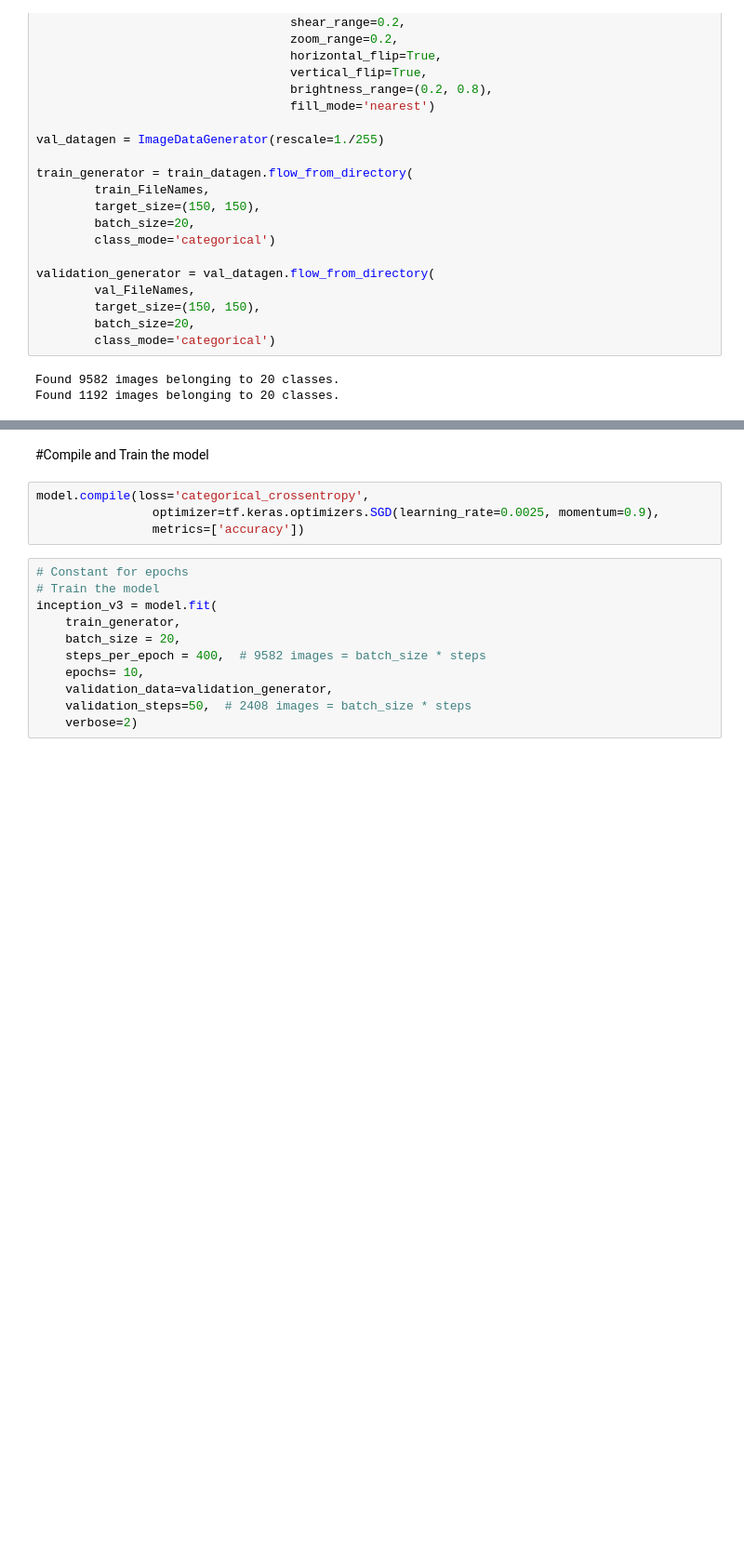
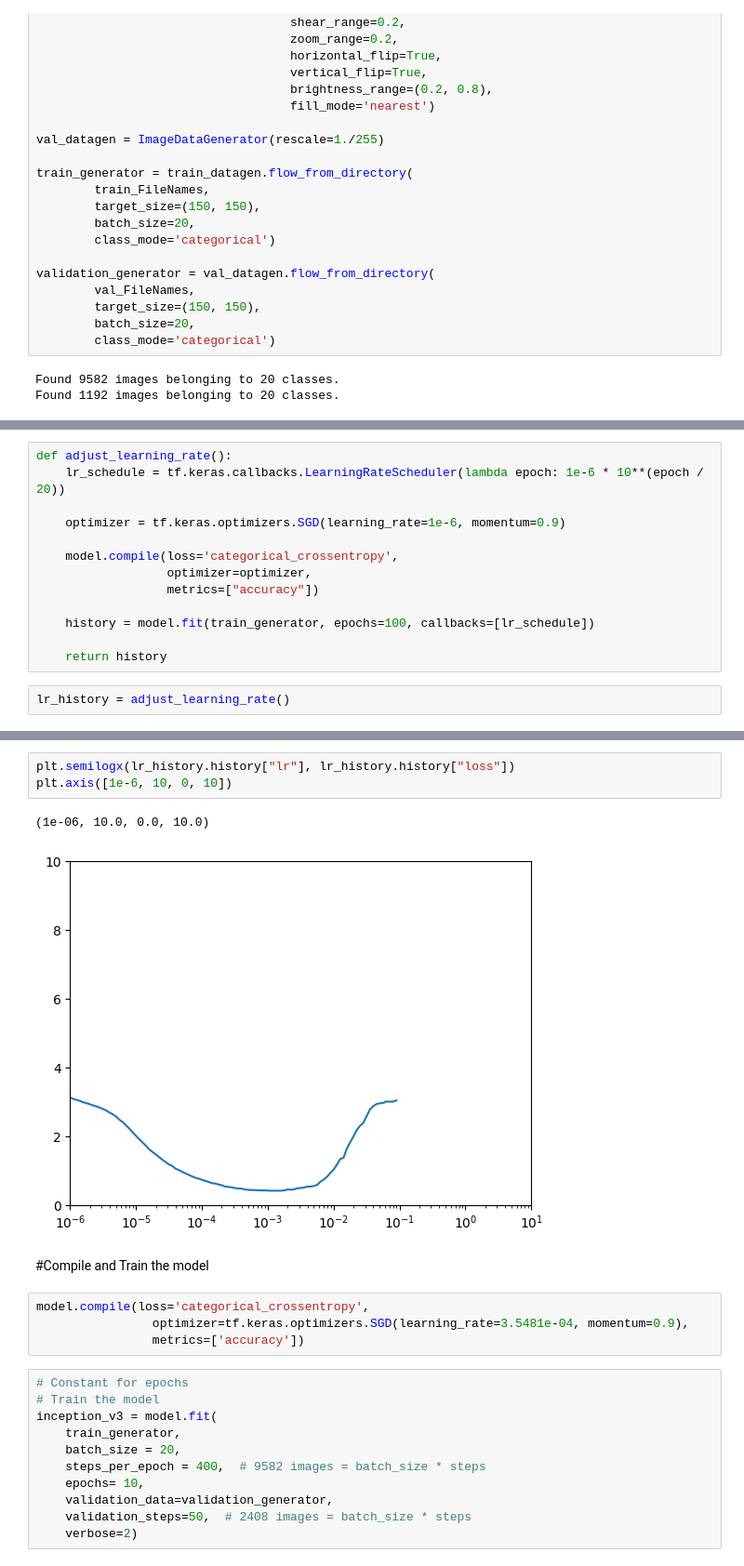
Before and after one commit to dzikrifazahk/FreshGrocie, a Jupyter notebook: FreshGrocie_Notebook.ipynb, the cells around one changed output, grey strips where cells are left out. Shown at 93% size. Saved outputs shown, nothing was run; the diff lists cells and outputs as text; blank space fills up the shorter version.

Commit message:
Adding adjust learning rate

```diff
--- a/FreshGrocie_Notebook.ipynb
+++ b/FreshGrocie_Notebook.ipynb
@@ -267,0 +270,15 @@ Found 1192 images belonging to 20 classes.
+# %%
+def adjust_learning_rate():
+    lr_schedule = tf.keras.callbacks.LearningRateScheduler(lambda epoch: 1e-6 * 10**(epoch / 20))
+
+    optimizer = tf.keras.optimizers.SGD(learning_rate=1e-6, momentum=0.9)
+
+    model.compile(loss='categorical_crossentropy',
+                  optimizer=optimizer,
+                  metrics=["accuracy"])
+
+    history = model.fit(train_generator, epochs=100, callbacks=[lr_schedule])
+
+    return history
+# %%
+lr_history = adjust_learning_rate()
@@ -268,8 +303,14 @@ Found 1192 images belonging to 20 classes.
+# %%
+plt.semilogx(lr_history.history["lr"], lr_history.history["loss"])
+plt.axis([1e-6, 10, 0, 10])
+# %% [output]
+(1e-06, 10.0, 0.0, 10.0)
+[figure, added]
 # %% [markdown]
 #Compile and Train the model
 # %%
 model.compile(loss='categorical_crossentropy',
-                optimizer=tf.keras.optimizers.SGD(learning_rate=0.0025, momentum=0.9),
+                optimizer=tf.keras.optimizers.SGD(learning_rate=3.5481e-04, momentum=0.9),
                 metrics=['accuracy'])
 # %%
 # Constant for epochs
```
Also changed, not shown: parts of 2 cells of this notebook.
